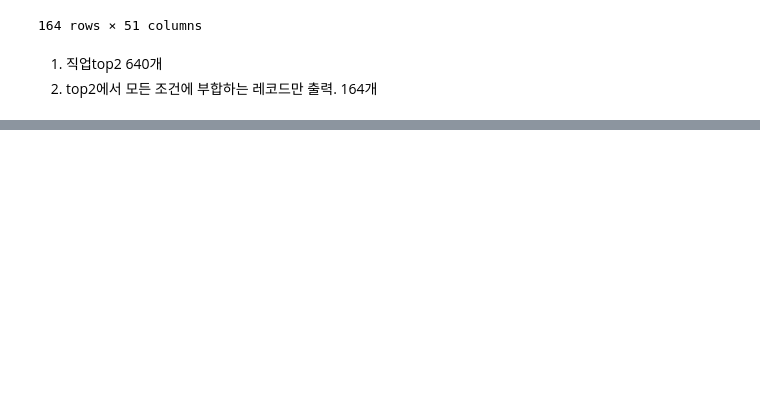
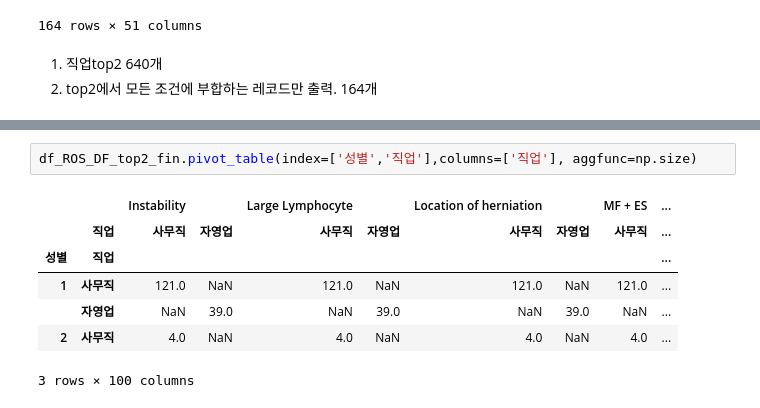
Before and after one commit to SSSanga/study_data_analytics, a Jupyter notebook: codes/DDA/RecurrenceOfSurgery_DDA.ipynb, the cells around one changed output, grey strips where cells are left out. Cells and saved outputs as stored; diff of their text form; blank space fills up the shorter version.

```diff
--- a/codes/DDA/RecurrenceOfSurgery_DDA.ipynb
+++ b/codes/DDA/RecurrenceOfSurgery_DDA.ipynb
@@ -319,0 +359,10 @@ df_ROS_DF_top2_asc.set_index('직업')
+# %%
+df_ROS_DF_top2_fin.pivot_table(index=['성별','직업'],columns=['직업'], aggfunc=np.size)
+# %% [output]
+|  |  | Instability |  | Large Lymphocyte |  | Location of herniation |  | MF + ES | ... |
+|  | 직업 | 사무직 | 자영업 | 사무직 | 자영업 | 사무직 | 자영업 | 사무직 | ... |
+| 성별 | 직업 |  |  |  |  |  |  |  | ... |
+| 1 | 사무직 | 121.0 | NaN | 121.0 | NaN | 121.0 | NaN | 121.0 | ... |
+|  | 자영업 | NaN | 39.0 | NaN | 39.0 | NaN | 39.0 | NaN | ... |
+| 2 | 사무직 | 4.0 | NaN | 4.0 | NaN | 4.0 | NaN | 4.0 | ... |
+3 rows × 100 columns
```
Also changed, not shown: parts of 10 cells of this notebook, 3 other files.
